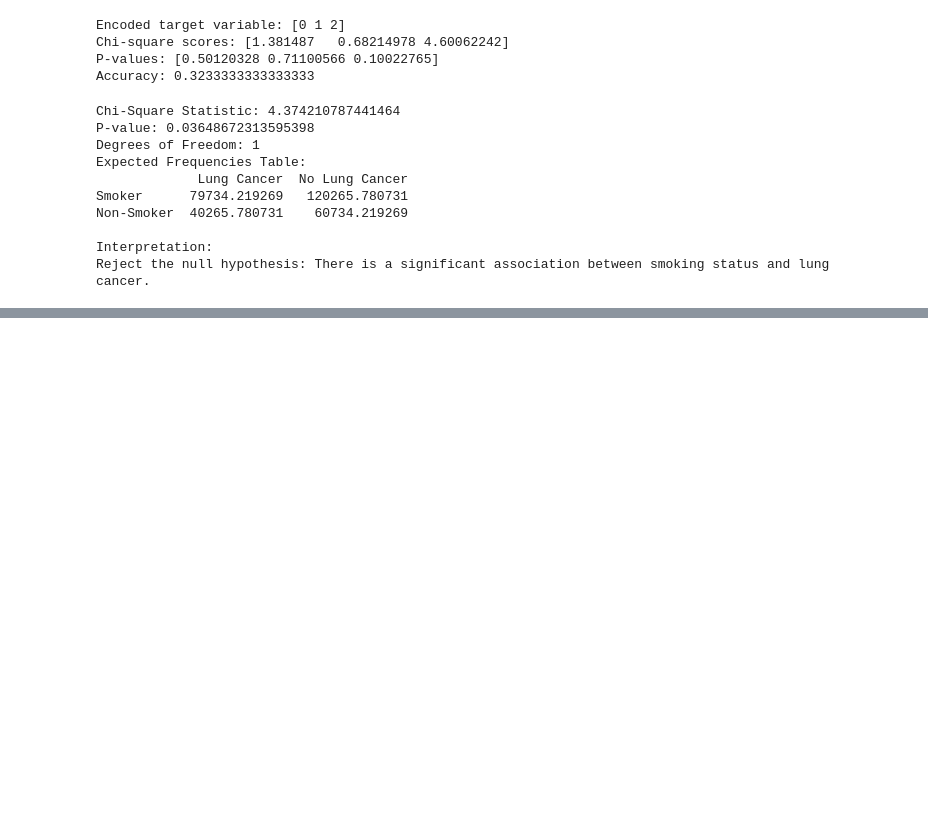
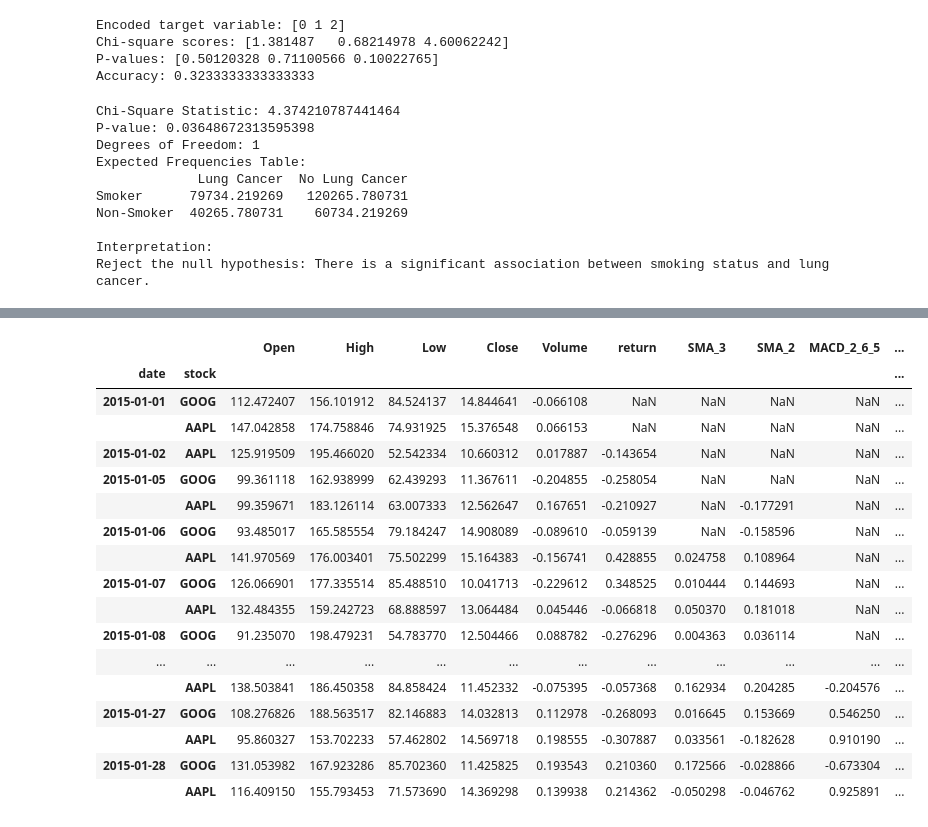
Before and after one commit to zhouchen1006/demo-repo2, a Jupyter notebook: scikitlearn.ipynb, the cells around one changed output, grey strips where cells are left out. Drawn from its saved outputs; the diff is of its cells as text; code cells hidden in the pictures; blank space fills up the shorter version.

```diff
--- a/scikitlearn.ipynb
+++ b/scikitlearn.ipynb
@@ -1074,0 +1152,46 @@ Notes:
+# %%
+CustomStrategy = ta.Strategy(
+    name="Momo and Volatility",
+    description="SMA 50,200, BBANDS, RSI, MACD and Volume SMA 20",
+    ta=[
+        {"kind": "sma", "length": 3, 'close': 'return'},
+        {"kind": "sma", "length": 2, 'close': 'return'},
+        {'kind': 'macd', 'fast': 2, 'slow': 6, 'signal': 5},
+        {'kind': 'rsi', 'length': 2},
+        {'kind': 'bbands', 'length': 2, 'std': 1.5, 'close': 'return'},
+        {'kind': 'sma', 'length': 20, 'close': 'Volume'},
+        {'kind': 'sma', 'length': 50, 'close': 'Open'},
+        {'kind': 'sma', 'length': 200, 'close': 'Open'},
+        {'kind': 'sma', 'length': 20, 'close': 'return'}
+
+    ]
+)
+
+def apply_strat(x):
+    x.ta.strategy(CustomStrategy)
+    # x.ta.strategy('performance')
+    return x
+
+newdf = finance_df.copy()
+newdf.drop(newdf.iloc[2].name, inplace=True)
+newdf = newdf.groupby(['stock'], group_keys=False).apply(apply_strat)
+newdf.head(60)
+# %% [output]
+|  |  | Open | High | Low | Close | Volume | return | SMA_3 | SMA_2 | MACD_2_6_5 | ... |
+| date | stock |  |  |  |  |  |  |  |  |  | ... |
+| 2015-01-01 | GOOG | 112.472407 | 156.101912 | 84.524137 | 14.844641 | -0.066108 | NaN | NaN | NaN | NaN | ... |
+|  | AAPL | 147.042858 | 174.758846 | 74.931925 | 15.376548 | 0.066153 | NaN | NaN | NaN | NaN | ... |
+| 2015-01-02 | AAPL | 125.919509 | 195.466020 | 52.542334 | 10.660312 | 0.017887 | -0.143654 | NaN | NaN | NaN | ... |
+| 2015-01-05 | GOOG | 99.361118 | 162.938999 | 62.439293 | 11.367611 | -0.204855 | -0.258054 | NaN | NaN | NaN | ... |
+|  | AAPL | 99.359671 | 183.126114 | 63.007333 | 12.562647 | 0.167651 | -0.210927 | NaN | -0.177291 | NaN | ... |
+| 2015-01-06 | GOOG | 93.485017 | 165.585554 | 79.184247 | 14.908089 | -0.089610 | -0.059139 | NaN | -0.158596 | NaN | ... |
+|  | AAPL | 141.970569 | 176.003401 | 75.502299 | 15.164383 | -0.156741 | 0.428855 | 0.024758 | 0.108964 | NaN | ... |
+| 2015-01-07 | GOOG | 126.066901 | 177.335514 | 85.488510 | 10.041713 | -0.229612 | 0.348525 | 0.010444 | 0.144693 | NaN | ... |
+|  | AAPL | 132.484355 | 159.242723 | 68.888597 | 13.064484 | 0.045446 | -0.066818 | 0.050370 | 0.181018 | NaN | ... |
+| 2015-01-08 | GOOG | 91.235070 | 198.479231 | 54.783770 | 12.504466 | 0.088782 | -0.276296 | 0.004363 | 0.036114 | NaN | ... |
+| ... | ... | ... | ... | ... | ... | ... | ... | ... | ... | ... | ... |
+|  | AAPL | 138.503841 | 186.450358 | 84.858424 | 11.452332 | -0.075395 | -0.057368 | 0.162934 | 0.204285 | -0.204576 | ... |
+| 2015-01-27 | GOOG | 108.276826 | 188.563517 | 82.146883 | 14.032813 | 0.112978 | -0.268093 | 0.016645 | 0.153669 | 0.546250 | ... |
+|  | AAPL | 95.860327 | 153.702233 | 57.462802 | 14.569718 | 0.198555 | -0.307887 | 0.033561 | -0.182628 | 0.910190 | ... |
+| 2015-01-28 | GOOG | 131.053982 | 167.923286 | 85.702360 | 11.425825 | 0.193543 | 0.210360 | 0.172566 | -0.028866 | -0.673304 | ... |
+|  | AAPL | 116.409150 | 155.793453 | 71.573690 | 14.369298 | 0.139938 | 0.214362 | -0.050298 | -0.046762 | 0.925891 | ... |
```
Also changed, not shown: parts of 11 cells of this notebook.
